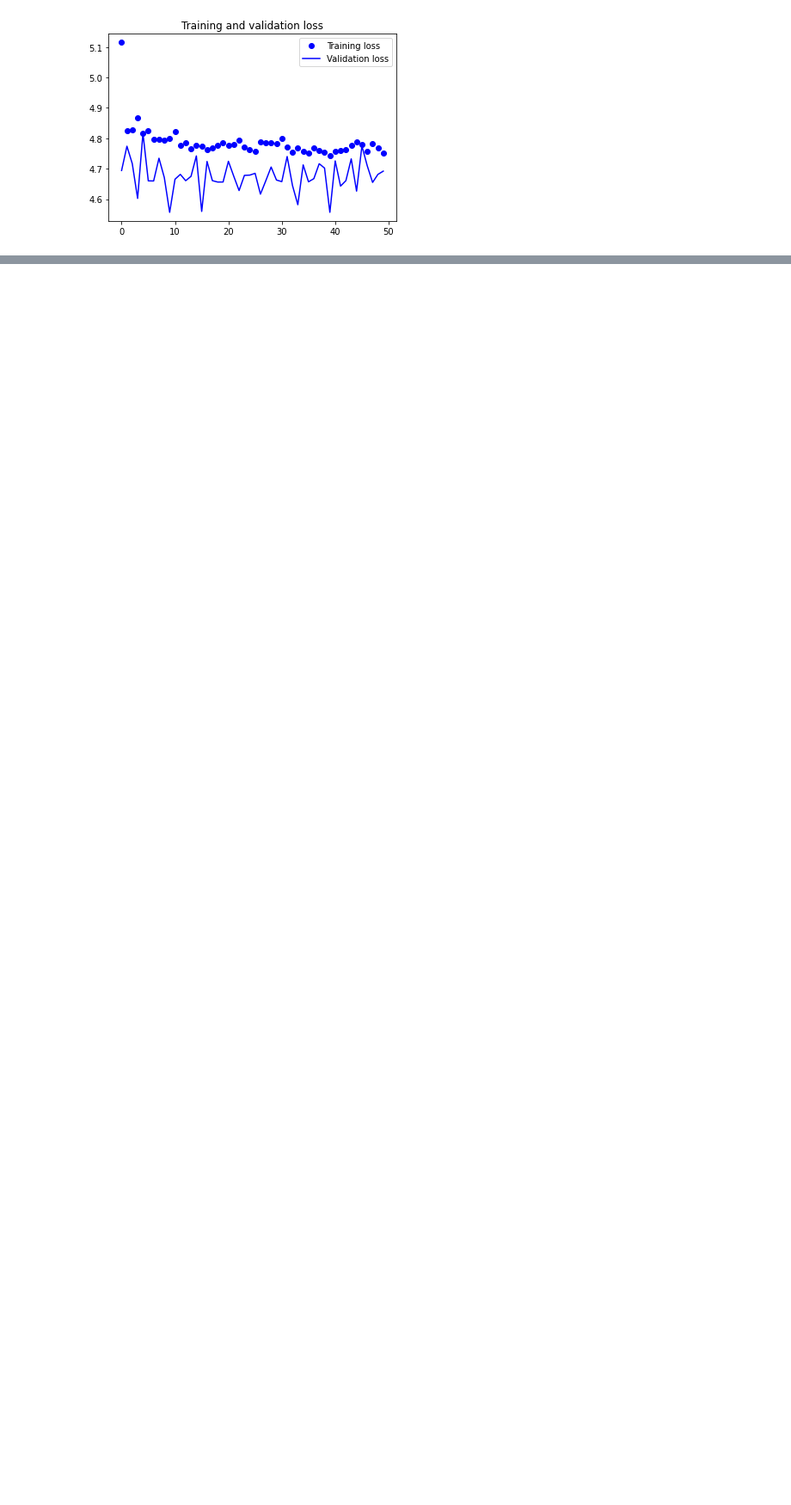
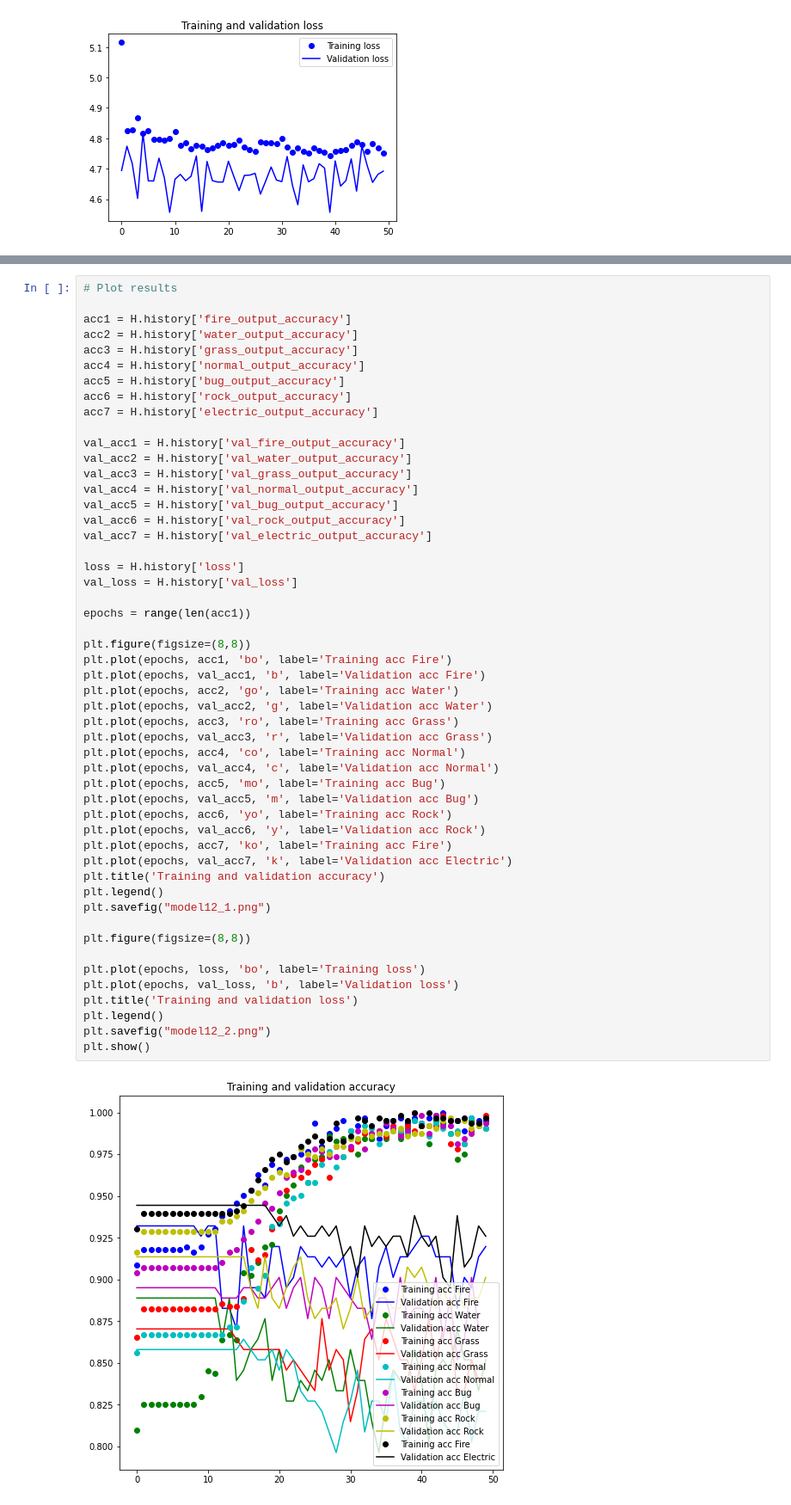
Before and after one commit to deleonalejandro/machine-learning, a Jupyter notebook: TransferLearning/intento_alex.ipynb, the cells around one changed output, grey strips where cells are left out. Shown at 86% size. Saved outputs shown, nothing was run; the diff lists cells and outputs as text; blank space fills up the shorter version.

```diff
--- a/TransferLearning/intento_alex.ipynb
+++ b/TransferLearning/intento_alex.ipynb
@@ -308,0 +553,53 @@ print(ptypeLabels)
+# %%
+# Plot results
+
+acc1 = H.history['fire_output_accuracy']
+acc2 = H.history['water_output_accuracy']
+acc3 = H.history['grass_output_accuracy']
+acc4 = H.history['normal_output_accuracy']
+acc5 = H.history['bug_output_accuracy']
+acc6 = H.history['rock_output_accuracy']
+acc7 = H.history['electric_output_accuracy']
+
+val_acc1 = H.history['val_fire_output_accuracy']
+val_acc2 = H.history['val_water_output_accuracy']
+val_acc3 = H.history['val_grass_output_accuracy']
+val_acc4 = H.history['val_normal_output_accuracy']
+val_acc5 = H.history['val_bug_output_accuracy']
+val_acc6 = H.history['val_rock_output_accuracy']
+val_acc7 = H.history['val_electric_output_accuracy']
+
+loss = H.history['loss']
+val_loss = H.history['val_loss']
+
+epochs = range(len(acc1))
+
+plt.figure(figsize=(8,8))
+plt.plot(epochs, acc1, 'bo', label='Training acc Fire')
+plt.plot(epochs, val_acc1, 'b', label='Validation acc Fire')
+plt.plot(epochs, acc2, 'go', label='Training acc Water')
+plt.plot(epochs, val_acc2, 'g', label='Validation acc Water')
+plt.plot(epochs, acc3, 'ro', label='Training acc Grass')
+plt.plot(epochs, val_acc3, 'r', label='Validation acc Grass')
+plt.plot(epochs, acc4, 'co', label='Training acc Normal')
+plt.plot(epochs, val_acc4, 'c', label='Validation acc Normal')
+plt.plot(epochs, acc5, 'mo', label='Training acc Bug')
+plt.plot(epochs, val_acc5, 'm', label='Validation acc Bug')
+plt.plot(epochs, acc6, 'yo', label='Training acc Rock')
+plt.plot(epochs, val_acc6, 'y', label='Validation acc Rock')
+plt.plot(epochs, acc7, 'ko', label='Training acc Fire')
+plt.plot(epochs, val_acc7, 'k', label='Validation acc Electric')
+plt.title('Training and validation accuracy')
+plt.legend()
+plt.savefig("model12_1.png")
+
+plt.figure(figsize=(8,8))
+
+plt.plot(epochs, loss, 'bo', label='Training loss')
+plt.plot(epochs, val_loss, 'b', label='Validation loss')
+plt.title('Training and validation loss')
+plt.legend()
+plt.savefig("model12_2.png")
+plt.show()
+# %% [output]
+[figure, added]
```
Also changed, not shown: parts of 9 cells of this notebook, 2 other files.
